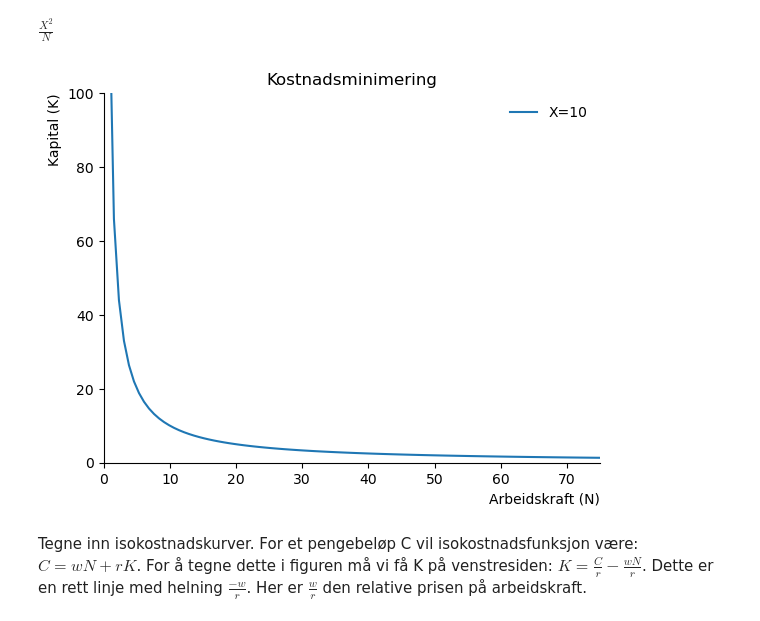
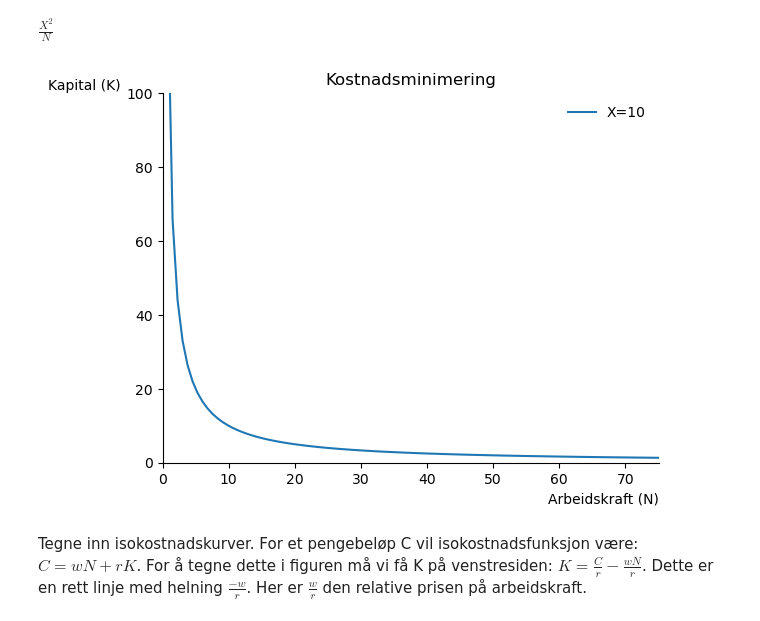
Before and after one commit to uit-sok-1006-v25/sok_1006_notater_v25, a Jupyter notebook: notater forelesning 12.ipynb, the cells around one changed output. Drawn from its saved outputs; the diff is of its cells as text; code cells hidden in the pictures.

```diff
--- a/notater forelesning 12.ipynb
+++ b/notater forelesning 12.ipynb
@@ -87,28 +97,28 @@ $\displaystyle \frac{X^{2}}{N}$
 # %%
 # tegne isokvanten for X=10
 
 n=np.linspace(0.001,75, 100)
 
 fig1, ax = plt.subplots()
-ax.set_ylabel('Kapital (K)', loc='top')
+ax.set_ylabel('Kapital (K)', loc='top', rotation = 0)
 ax.set_xlabel('Arbeidskraft (N)', loc='right')
 ax.set(xlim=(0,75))
 ax.set(ylim=(0,100))
 ax.spines['top'].set_color('none')
 ax.spines['right'].set_color('none')
 
 
 # plott funksjonen
 
 ax.plot(n,iso_fn(10,n), label='X=10')
 
 # tittel
 ax.set_title('Kostnadsminimering')
 
 #vis navnene:
 ax.legend(loc='best',frameon=False);
 # %% [output]
-[figure, old version]
+[figure, new version]
 # %% [markdown]
 Tegne inn isokostnadskurver. For et pengebeløp C vil isokostnadsfunksjon være: $C=wN+rK$. For å tegne dette i figuren må vi få K på venstresiden: $K=\frac{C}{r}-\frac{wN}{r}$. Dette er en rett linje med helning $\frac{-w}{r}$. Her er $\frac{w}{r}$ den relative prisen på arbeidskraft.
 # %%
```
Also changed, not shown: parts of 25 cells of this notebook.
